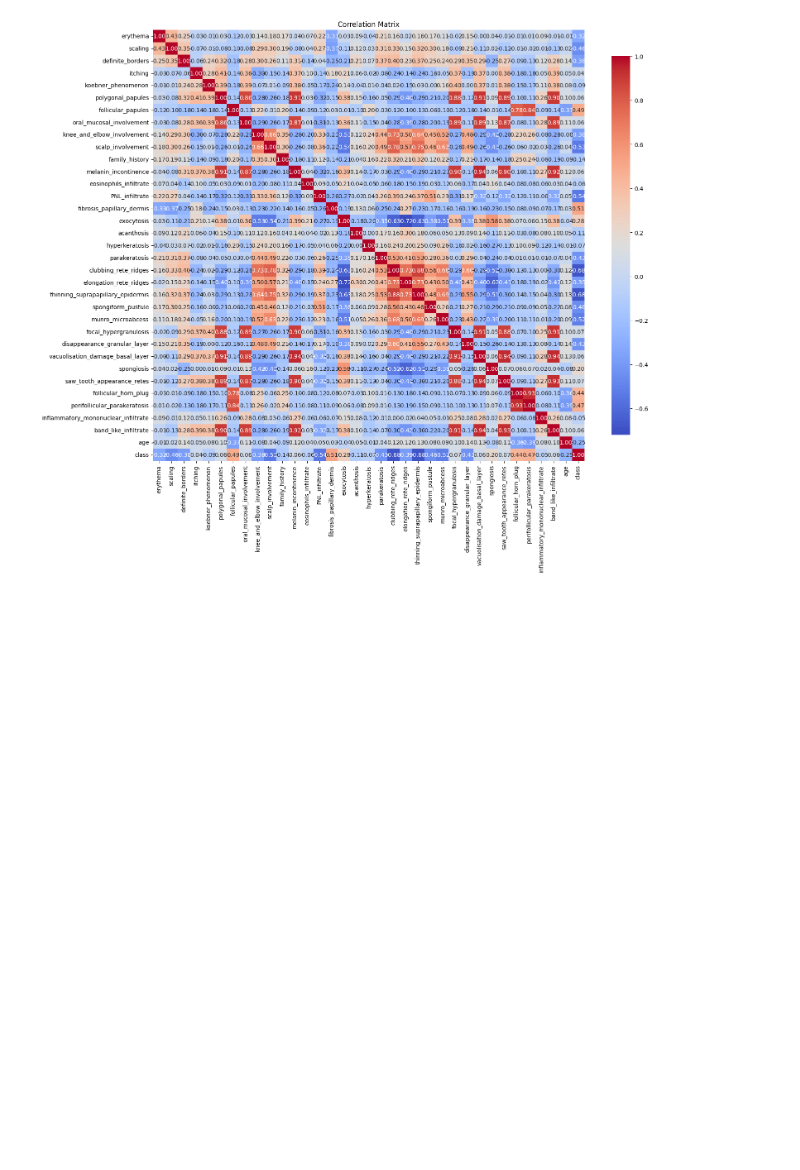
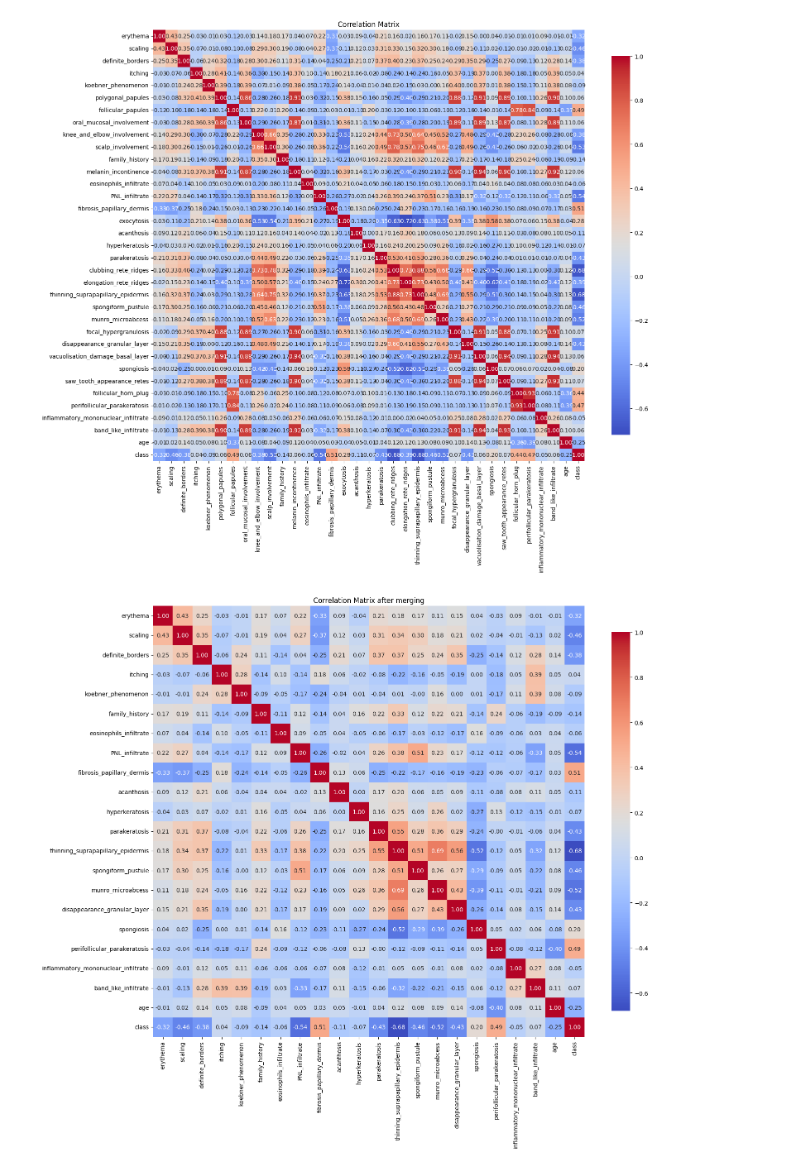
Before and after one commit to geckonoff/DermatologyClassification, a Jupyter notebook: dermatologic.ipynb, the cells around one changed output. Saved outputs shown, nothing was run; the diff lists cells and outputs as text; code cells hidden in the pictures; blank space fills up the shorter version.

```diff
--- a/dermatologic.ipynb
+++ b/dermatologic.ipynb
@@ -54,5 +79,32 @@ plt.show()
 # %% [output]
 [figure]
+# %%
+# copy df to df1
+df1 = df.copy()
+# If A and B corr > 0.7 merge it like (A + B)/2 df1
+corr_matrix1 = df1.corr(method='pearson')
+columns = corr_matrix1.columns.tolist()
+columns_to_drop = []  # Keep track of columns to drop
+for i in range(len(columns)):
+    for j in range(i):
+        if columns[j] in columns_to_drop:  # Skip already marked columns
+            continue
+        if abs(corr_matrix1.loc[columns[i], columns[j]]) > 0.7:
+            colname = columns[i]
+            df1[colname] = (df1[colname] + df1[columns[j]]) / 2
+            columns_to_drop.append(columns[j])  # Mark column for dropping
+
+# Drop the marked columns
+df1.drop(columns=columns_to_drop, axis=1, inplace=True)
+# Display new correlation matrix
+corr_matrix1 = df1.corr(method='pearson')
+plt.figure(figsize=(16, 14))
+sns.heatmap(corr_matrix1, annot=True, fmt=".2f", cmap='coolwarm', square=True, cbar_kws={"shrink": .8})
+plt.title('Correlation Matrix after merging')
+plt.tight_layout()
+plt.show()
+# %% [output]
+[figure, added]
 # %%
 x = df.iloc[:, :-1].values
 y = df.iloc[:, -1].values
```
Also changed, not shown: parts of 8 cells of this notebook.
